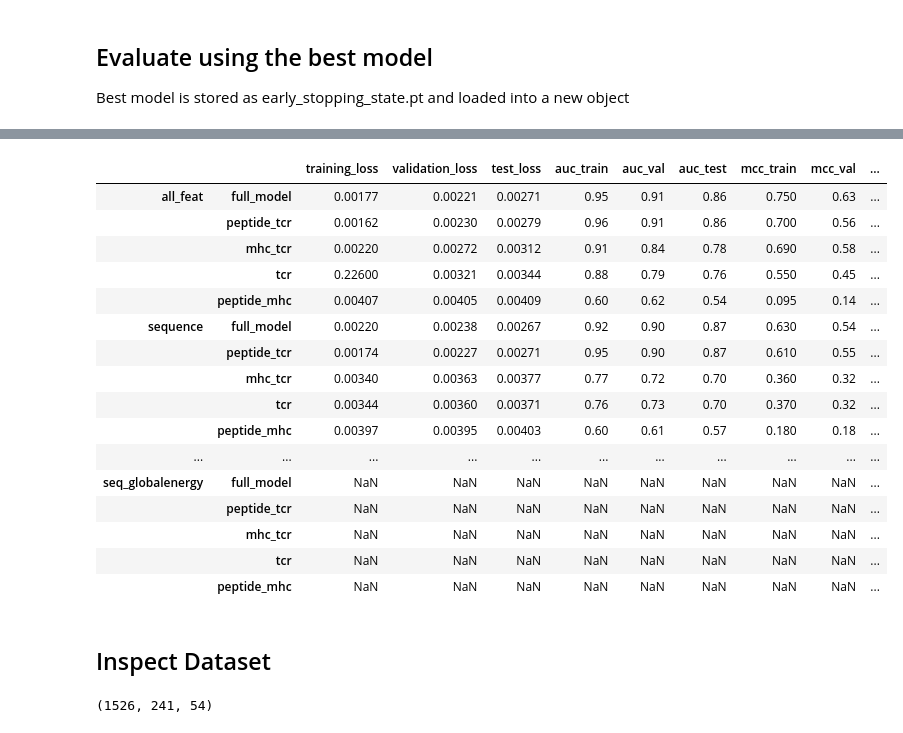
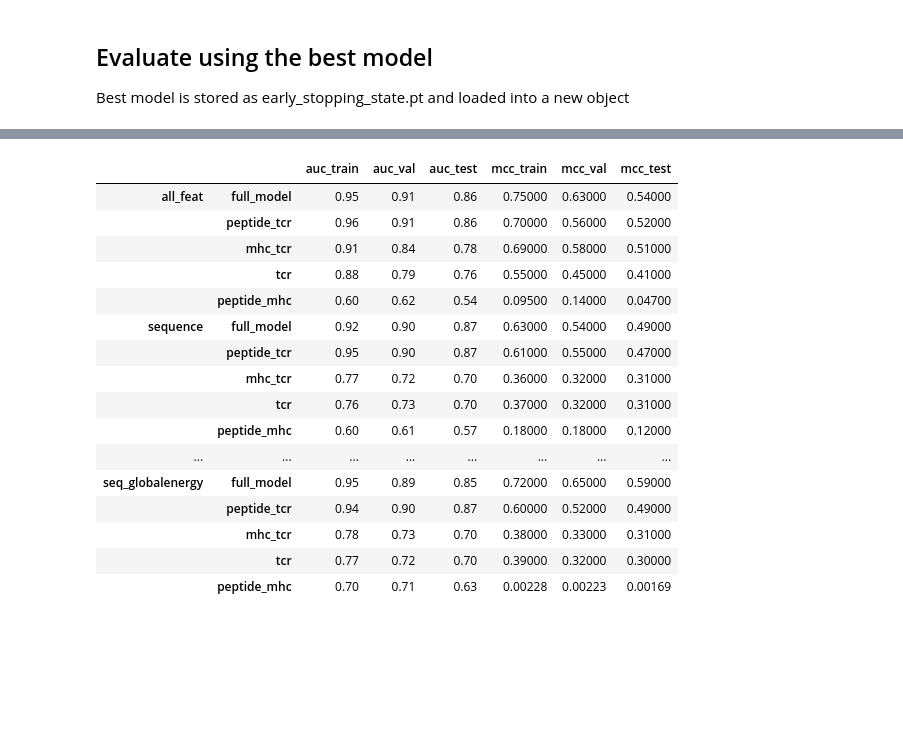
Before and after one commit to chrhjoh/speciale, a Jupyter notebook: scripts/minimize_input.ipynb, the cells around one changed output, grey strips where cells are left out. Saved outputs shown, nothing was run; the diff lists cells and outputs as text; code cells hidden in the pictures; blank space fills up the shorter version.

```diff
--- a/scripts/minimize_input.ipynb
+++ b/scripts/minimize_input.ipynb
@@ -228,40 +234,36 @@ Text(0.5, 1.0, 'Test Data')
 # %%
 arrays=[np.array(["all_feat", "all_feat", "all_feat", "all_feat", "all_feat",
        "sequence", "sequence", "sequence", "sequence", "sequence",
        "energy_terms", "energy_terms", "energy_terms", "energy_terms", "energy_terms",
        "seq_globalenergy", "seq_globalenergy", "seq_globalenergy", "seq_globalenergy", "seq_globalenergy"])
        ,
        np.array(["full_model", "peptide_tcr", "mhc_tcr", "tcr", "peptide_mhc",
        "full_model", "peptide_tcr", "mhc_tcr", "tcr", "peptide_mhc",
        "full_model", "peptide_tcr", "mhc_tcr", "tcr", "peptide_mhc",
        "full_model", "peptide_tcr", "mhc_tcr", "tcr", "peptide_mhc"])]
 
-pd.DataFrame({"training_loss" : [0.00177, 0.00162, 0.00220, 0.226, 0.00407, 0.00220, 0.00174, 0.00340, 0.00344, 0.00397, 0.00183, 0.00181, 0.00196, 0.00233, 0.00250, None, None, None, None, None],
-              "validation_loss" : [0.00221, 0.00230 , 0.00272, 0.00321, 0.00405, 0.00238, 0.00227, 0.00363, 0.00360, 0.00395, 0.00265, 0.00246, 0.00271, 0.00322, 0.00291, None, None, None, None, None],
-              "test_loss" : [0.00271, 0.00279, 0.00312, 0.00344, 0.00409, 0.00267, 0.00271, 0.00377, 0.00371, 0.00403, 0.00308, 0.00289, 0.00313, 0.00361, 0.00330, None, None, None, None, None],
-              "auc_train" : [0.95, 0.96, 0.91, 0.88, 0.60, 0.92, 0.95, 0.77, 0.76, 0.60, 0.94, 0.94, 0.93, 0.92, 0.88, None, None, None, None, None],
-              "auc_val" : [0.91, 0.91, 0.84, 0.79, 0.62, 0.90, 0.90, 0.72, 0.73, 0.61, 0.87, 0.89, 0.85, 0.79, 0.82, None, None, None, None, None],
-              "auc_test" : [0.86, 0.86, 0.78, 0.76, 0.54, 0.87, 0.87, 0.70, 0.70, 0.57, 0.83, 0.85, 0.81, 0.74, 0.78, None, None, None, None, None],
-              "mcc_train" : [0.75, 0.70, 0.69, 0.55, 0.095, 0.63, 0.61, 0.36, 0.37, 0.18, 0.72, 0.61, 0.67, 0.62, 0.62, None, None, None, None, None],
-              "mcc_val" : [0.63, 0.56, 0.58, 0.45, 0.14, 0.54, 0.55, 0.32, 0.32, 0.18, 0.58, 0.51, 0.57, 0.44, 0.54, None, None, None, None, None],
-              "mcc_test" : [0.54, 0.52, 0.51, 0.41, 0.047, 0.49, 0.47, 0.31, 0.31, 0.12, 0.52, 0.47, 0.53, 0.37, 0.49, None, None, None, None, None]}, index=arrays)
+results= pd.DataFrame({"auc_train" : [0.95, 0.96, 0.91, 0.88, 0.60, 0.92, 0.95, 0.77, 0.76, 0.60, 0.94, 0.94, 0.93, 0.92, 0.88, 0.95, 0.94, 0.78, 0.77, 0.70],
+                       "auc_val" : [0.91, 0.91, 0.84, 0.79, 0.62, 0.90, 0.90, 0.72, 0.73, 0.61, 0.87, 0.89, 0.85, 0.79, 0.82, 0.89, 0.90, 0.73, 0.72, 0.71],
+                       "auc_test" : [0.86, 0.86, 0.78, 0.76, 0.54, 0.87, 0.87, 0.70, 0.70, 0.57, 0.83, 0.85, 0.81, 0.74, 0.78, 0.85, 0.87, 0.70, 0.70, 0.63],
+                       "mcc_train" : [0.75, 0.70, 0.69, 0.55, 0.095, 0.63, 0.61, 0.36, 0.37, 0.18, 0.72, 0.61, 0.67, 0.62, 0.62, 0.72, 0.60, 0.38, 0.39, 0.00228],
+                       "mcc_val" : [0.63, 0.56, 0.58, 0.45, 0.14, 0.54, 0.55, 0.32, 0.32, 0.18, 0.58, 0.51, 0.57, 0.44, 0.54, 0.65, 0.52, 0.33, 0.32, 0.00223],
+                       "mcc_test" : [0.54, 0.52, 0.51, 0.41, 0.047, 0.49, 0.47, 0.31, 0.31, 0.12, 0.52, 0.47, 0.53, 0.37, 0.49, 0.59, 0.49, 0.31, 0.30, 0.00169]}, index=arrays)
+results
 # %% [output]
-|  |  | training_loss | validation_loss | test_loss | auc_train | auc_val | auc_test | mcc_train | mcc_val | ... |
-| all_feat | full_model | 0.00177 | 0.00221 | 0.00271 | 0.95 | 0.91 | 0.86 | 0.750 | 0.63 | ... |
-|  | peptide_tcr | 0.00162 | 0.00230 | 0.00279 | 0.96 | 0.91 | 0.86 | 0.700 | 0.56 | ... |
-|  | mhc_tcr | 0.00220 | 0.00272 | 0.00312 | 0.91 | 0.84 | 0.78 | 0.690 | 0.58 | ... |
-|  | tcr | 0.22600 | 0.00321 | 0.00344 | 0.88 | 0.79 | 0.76 | 0.550 | 0.45 | ... |
-|  | peptide_mhc | 0.00407 | 0.00405 | 0.00409 | 0.60 | 0.62 | 0.54 | 0.095 | 0.14 | ... |
-| sequence | full_model | 0.00220 | 0.00238 | 0.00267 | 0.92 | 0.90 | 0.87 | 0.630 | 0.54 | ... |
-|  | peptide_tcr | 0.00174 | 0.00227 | 0.00271 | 0.95 | 0.90 | 0.87 | 0.610 | 0.55 | ... |
-|  | mhc_tcr | 0.00340 | 0.00363 | 0.00377 | 0.77 | 0.72 | 0.70 | 0.360 | 0.32 | ... |
-|  | tcr | 0.00344 | 0.00360 | 0.00371 | 0.76 | 0.73 | 0.70 | 0.370 | 0.32 | ... |
-|  | peptide_mhc | 0.00397 | 0.00395 | 0.00403 | 0.60 | 0.61 | 0.57 | 0.180 | 0.18 | ... |
-| ... | ... | ... | ... | ... | ... | ... | ... | ... | ... | ... |
-| seq_globalenergy | full_model | NaN | NaN | NaN | NaN | NaN | NaN | NaN | NaN | ... |
-|  | peptide_tcr | NaN | NaN | NaN | NaN | NaN | NaN | NaN | NaN | ... |
-|  | mhc_tcr | NaN | NaN | NaN | NaN | NaN | NaN | NaN | NaN | ... |
-|  | tcr | NaN | NaN | NaN | NaN | NaN | NaN | NaN | NaN | ... |
-|  | peptide_mhc | NaN | NaN | NaN | NaN | NaN | NaN | NaN | NaN | ... |
+|  |  | auc_train | auc_val | auc_test | mcc_train | mcc_val | mcc_test |
+| all_feat | full_model | 0.95 | 0.91 | 0.86 | 0.75000 | 0.63000 | 0.54000 |
+|  | peptide_tcr | 0.96 | 0.91 | 0.86 | 0.70000 | 0.56000 | 0.52000 |
+|  | mhc_tcr | 0.91 | 0.84 | 0.78 | 0.69000 | 0.58000 | 0.51000 |
+|  | tcr | 0.88 | 0.79 | 0.76 | 0.55000 | 0.45000 | 0.41000 |
+|  | peptide_mhc | 0.60 | 0.62 | 0.54 | 0.09500 | 0.14000 | 0.04700 |
+| sequence | full_model | 0.92 | 0.90 | 0.87 | 0.63000 | 0.54000 | 0.49000 |
+|  | peptide_tcr | 0.95 | 0.90 | 0.87 | 0.61000 | 0.55000 | 0.47000 |
+|  | mhc_tcr | 0.77 | 0.72 | 0.70 | 0.36000 | 0.32000 | 0.31000 |
+|  | tcr | 0.76 | 0.73 | 0.70 | 0.37000 | 0.32000 | 0.31000 |
+|  | peptide_mhc | 0.60 | 0.61 | 0.57 | 0.18000 | 0.18000 | 0.12000 |
+| ... | ... | ... | ... | ... | ... | ... | ... |
+| seq_globalenergy | full_model | 0.95 | 0.89 | 0.85 | 0.72000 | 0.65000 | 0.59000 |
+|  | peptide_tcr | 0.94 | 0.90 | 0.87 | 0.60000 | 0.52000 | 0.49000 |
+|  | mhc_tcr | 0.78 | 0.73 | 0.70 | 0.38000 | 0.33000 | 0.31000 |
+|  | tcr | 0.77 | 0.72 | 0.70 | 0.39000 | 0.32000 | 0.30000 |
+|  | peptide_mhc | 0.70 | 0.71 | 0.63 | 0.00228 | 0.00223 | 0.00169 |
-# %% [markdown]
-## Inspect Dataset
@@ -292,4 +269,0 @@ def extract_sequences(dataset_X):
-# %%
-print(x_val.shape)
-# %% [output]
-(1526, 241, 54)
```
Also changed, not shown: parts of 10 cells of this notebook, 2 other files.
